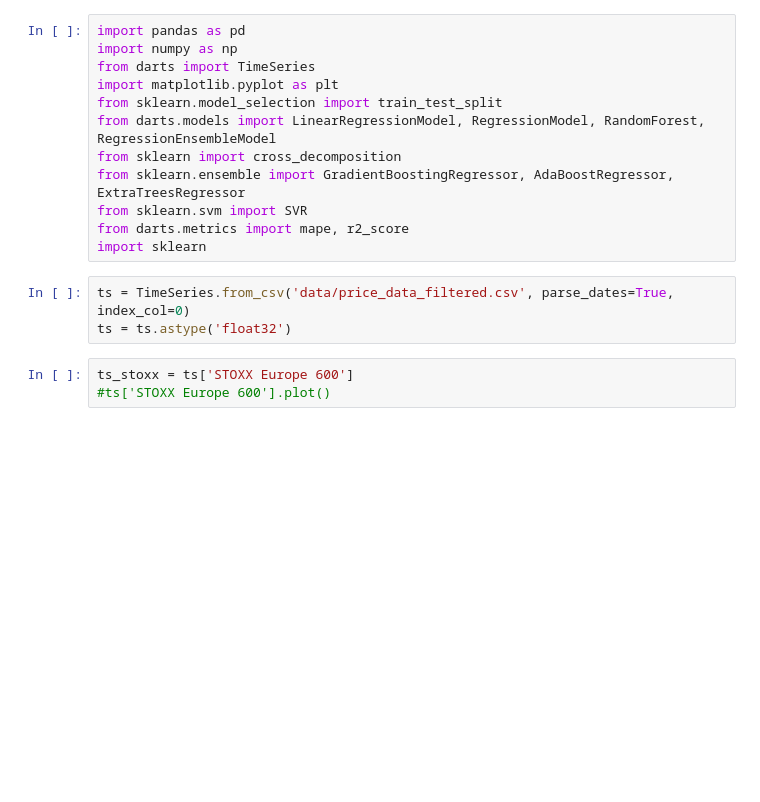
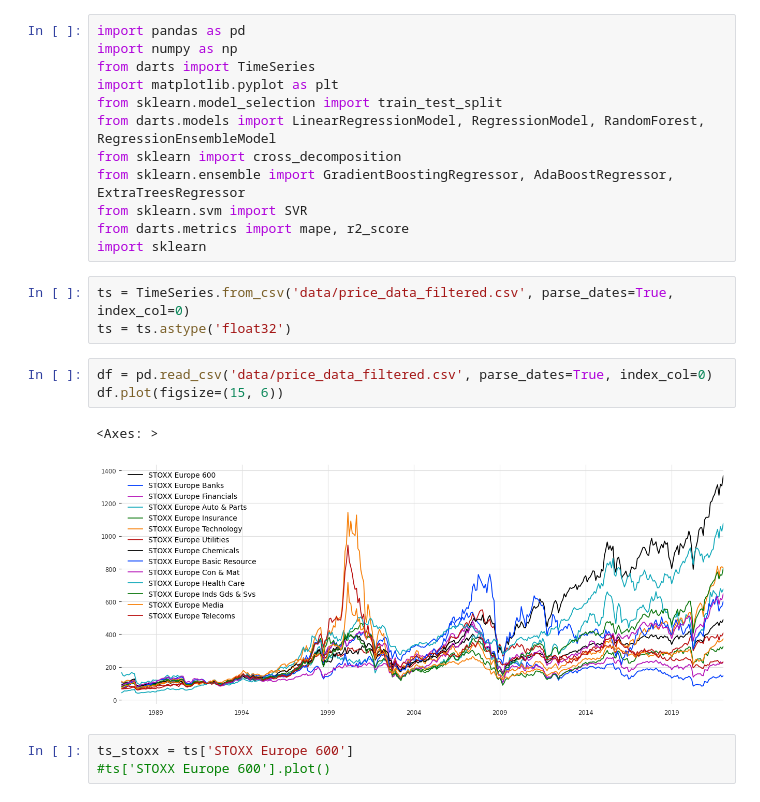
Before and after one commit to Ankru98/masterthesis, a Jupyter notebook: ML_forcasting_univariate.ipynb, the cells around one changed output. Saved outputs shown, nothing was run; the diff lists cells and outputs as text; blank space fills up the shorter version.

```diff
--- a/ML_forcasting_univariate.ipynb
+++ b/ML_forcasting_univariate.ipynb
@@ -18,6 +18,12 @@ import sklearn
 # %%
 ts = TimeSeries.from_csv('data/price_data_filtered.csv', parse_dates=True, index_col=0)
 ts = ts.astype('float32')
+# %%
+df = pd.read_csv('data/price_data_filtered.csv', parse_dates=True, index_col=0)
+df.plot(figsize=(15, 6))
+# %% [output]
+<Axes: >
+[figure, added]
 # %%
 ts_stoxx = ts['STOXX Europe 600']
 #ts['STOXX Europe 600'].plot()
```
Also changed, not shown: 1 other file.
